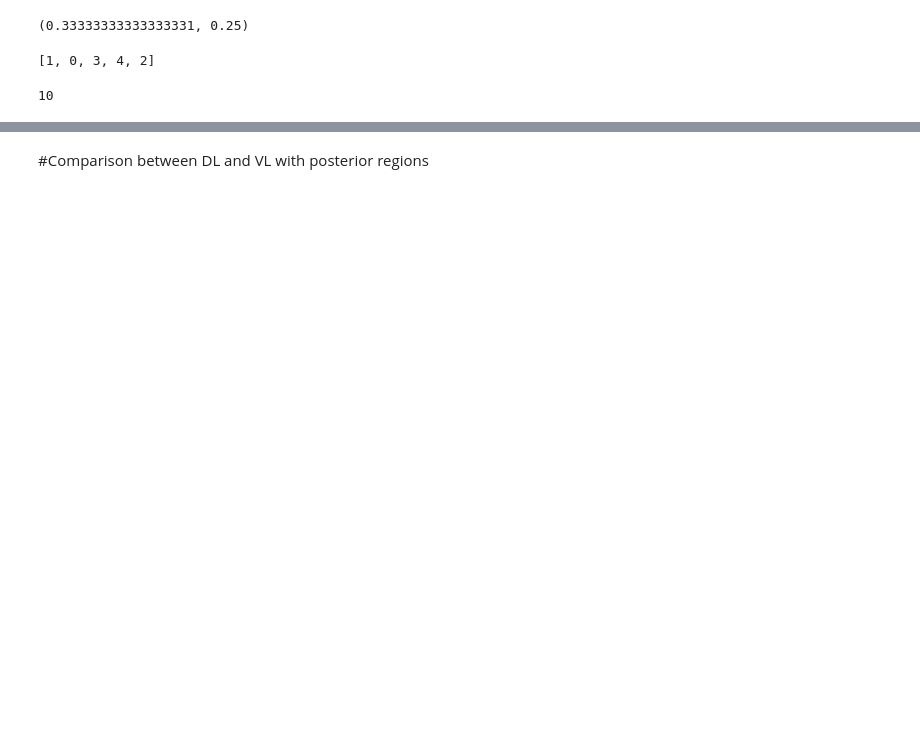
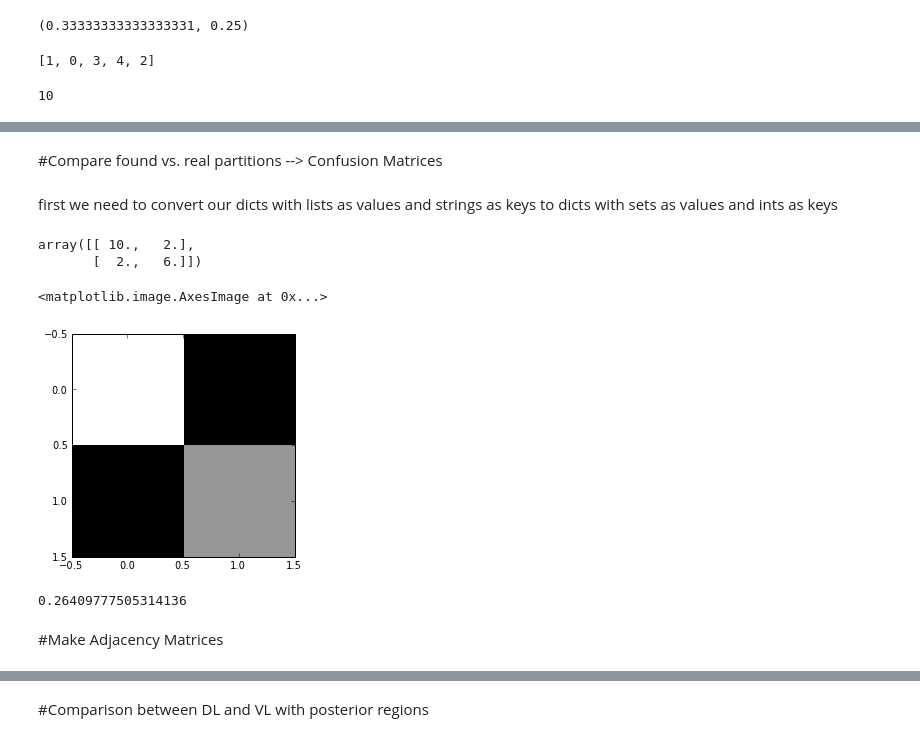
Before and after one commit to dawnsong/CoCoTools, a Jupyter notebook: applications/ModhaSingh_PFC/ms_posterior.ipynb, the cells around one changed output, grey strips where cells are left out. Cells and saved outputs as stored; diff of their text form; code cells hidden in the pictures; blank space fills up the shorter version.

```diff
--- a/applications/ModhaSingh_PFC/ms_posterior.ipynb
+++ b/applications/ModhaSingh_PFC/ms_posterior.ipynb
@@ -99,3 +181,10 @@ for x in all_labels.keys():
+# %%
+lit_vl_degrees={}
+lit_vl_all_degrees={}
+for x in all_labels.keys():
+    lit_vl_comparison_graph=edges_between_modules(whole_low, all_labels, 'lit_vlpfc_labels', x)
+    lit_vl_degrees[x]=degrees_between_modules(all_labels, lit_vl_comparison_graph, x)
+    lit_vl_all_degrees[x]=sum(lit_vl_degrees[x])
 # %%
 category='ACC'
 mod_dl_all_degrees[category]/float(nlabels['mod_dlpfc_labels']),mod_vl_all_degrees[category]/float(nlabels['mod_vlpfc_labels'])
@@ -117,0 +232,28 @@ dl_vl_posterior_degree_compare={x : ((mod_dl_all_degrees[x]/2)/float(nlabels['mo
+# %% [markdown]
+#Compare found vs. real partitions --> Confusion Matrices
+# %% [markdown]
+first we need to convert our dicts with lists as values and strings as keys to
+dicts with sets as values and ints as keys
+# %%
+found=['mod_dlpfc_labels', 'mod_vlpfc_labels']
+real=['lit_dlpfc_labels', 'lit_vlpfc_labels']
+# %%
+found_dict={x : set(labels[y])for x,y in enumerate(found)}
+real_dict={x : set(labels[y])for x,y in enumerate(real)}
+# %%
+confuse=mod.confusion_matrix(found_dict, real_dict)
+confuse
+# %% [output]
+array([[ 10.,   2.],
+       [  2.,   6.]])
+# %%
+plt.imshow(confuse, interpolation='nearest', cmap = 'Greys')
+# %% [output]
+<matplotlib.image.AxesImage at 0x...>
+[figure, added]
+# %%
+mod.mutual_information(real_dict,found_dict)
+# %% [output]
+0.26409777505314136
+# %% [markdown]
+#Make Adjacency Matrices
```
Also changed, not shown: parts of 66 cells of this notebook, 2 other files.
